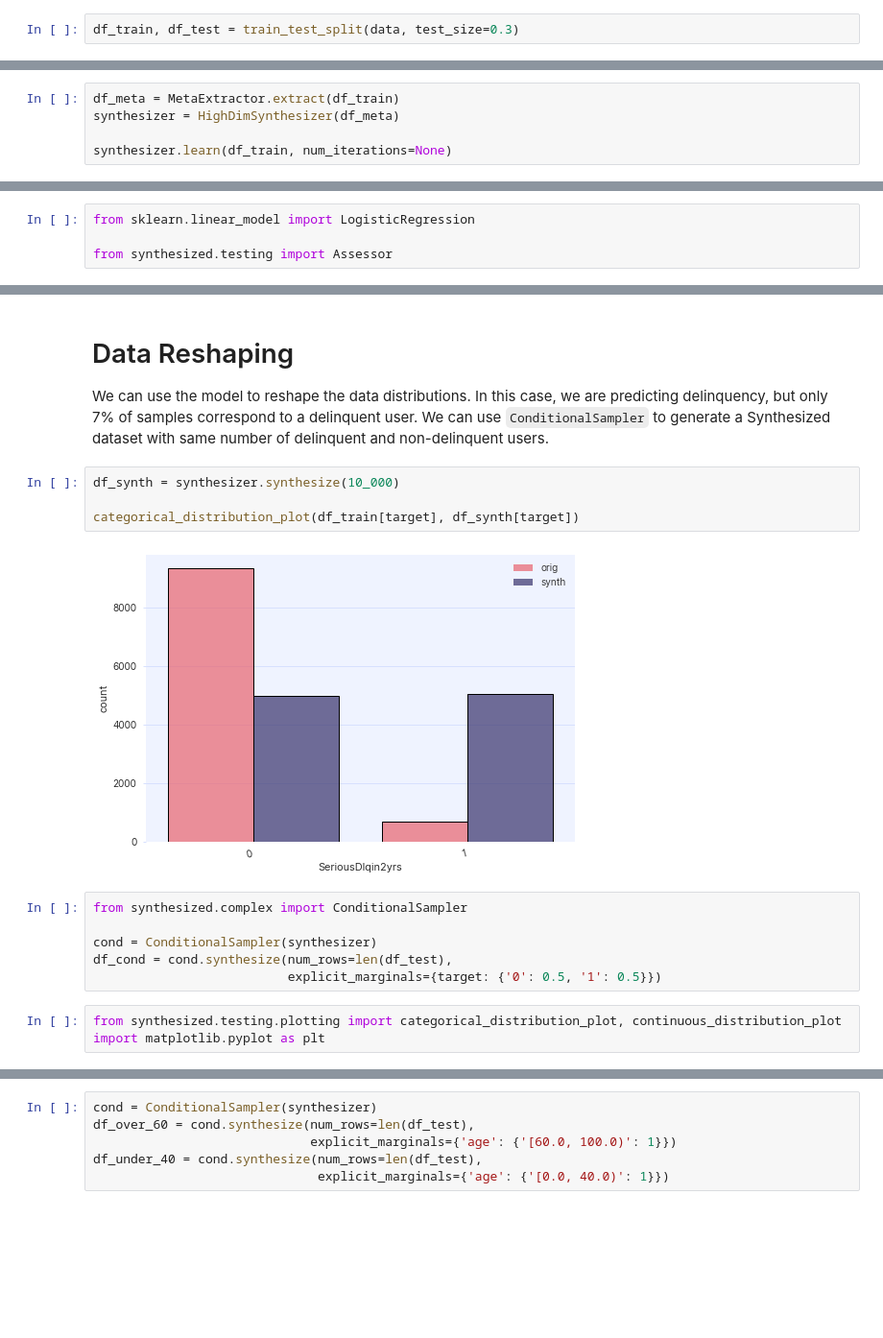
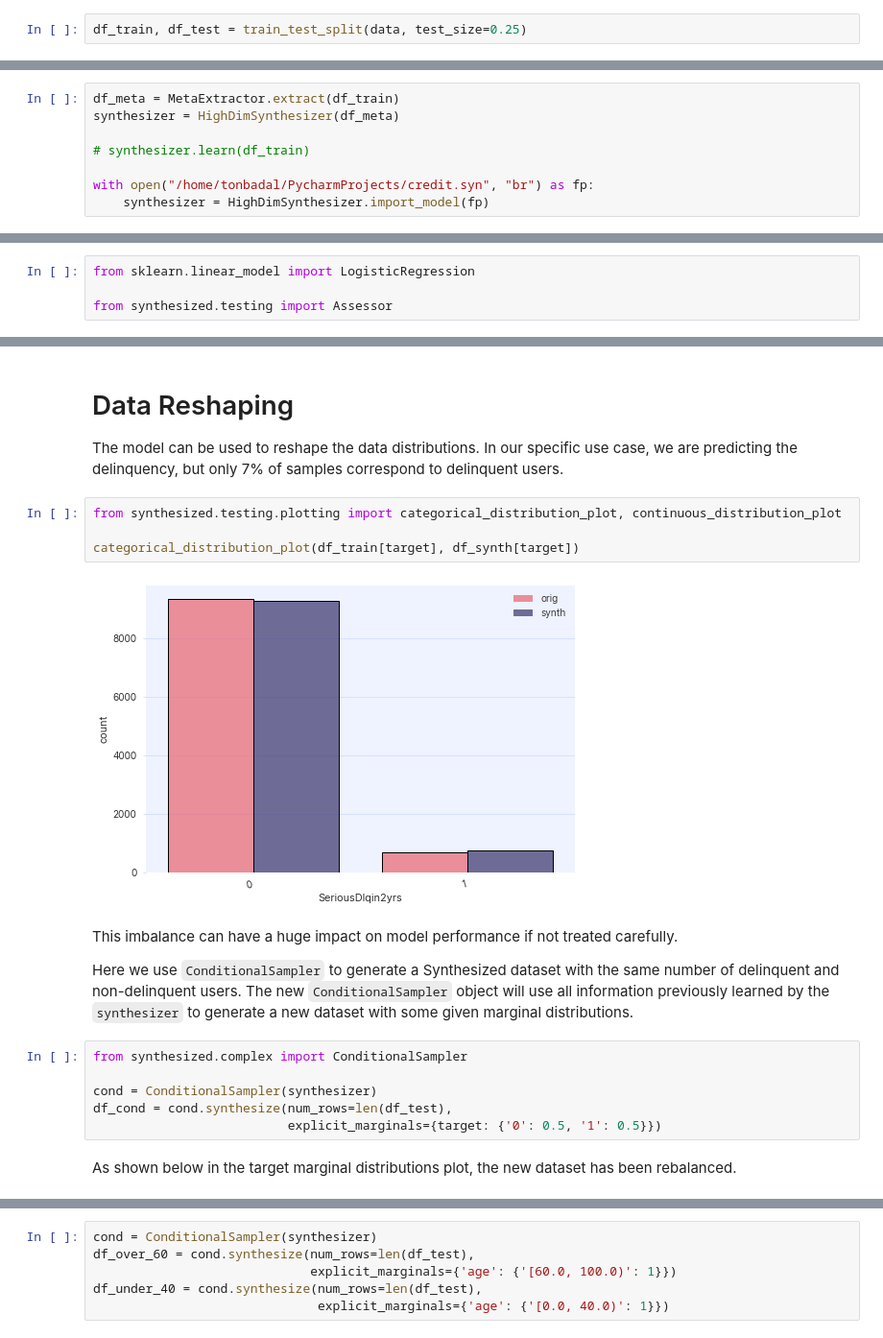
Before and after one commit to synthesized-io/synthesized-notebooks, a Jupyter notebook: demo.ipynb, the cells around one changed output, grey strips where cells are left out. Shown at 96% size. Saved outputs shown, nothing was run; the diff lists cells and outputs as text; blank space fills up the shorter version.

```diff
--- a/demo.ipynb
+++ b/demo.ipynb
@@ -25,2 +33,2 @@ data
 # %%
-df_train, df_test = train_test_split(data, test_size=0.3)
+df_train, df_test = train_test_split(data, test_size=0.25)
@@ -39,5 +48,8 @@ Expires at: 2021-12-31 00:00:00
 df_meta = MetaExtractor.extract(df_train)
 synthesizer = HighDimSynthesizer(df_meta)
 
-synthesizer.learn(df_train, num_iterations=None)
+# synthesizer.learn(df_train)
+
+with open("/home/tonbadal/PycharmProjects/credit.syn", "br") as fp:
+    synthesizer = HighDimSynthesizer.import_model(fp)
 # %% [output]
@@ -99,20 +122,23 @@ asr.plot_classification_metrics(target, df_test, classifier)
 # %% [markdown]
 # Data Reshaping
 
-We can use the model to reshape the data distributions. In this case, we are predicting delinquency, but only 7% of samples correspond to a delinquent user. We can use `ConditionalSampler` to generate a Synthesized dataset with same number of delinquent and non-delinquent users.
+The model can be used to reshape the data distributions. In our specific use case, we are predicting the delinquency, but only 7% of samples correspond to delinquent users.
 # %%
-df_synth = synthesizer.synthesize(10_000)
+from synthesized.testing.plotting import categorical_distribution_plot, continuous_distribution_plot
 
 categorical_distribution_plot(df_train[target], df_synth[target])
 # %% [output]
-[figure, old version]
+[figure, new version]
+# %% [markdown]
+This imbalance can have a huge impact on model performance if not treated carefully.
+
+Here we use `ConditionalSampler` to generate a Synthesized dataset with the same number of delinquent and non-delinquent users. The new `ConditionalSampler` object will use all information previously learned by the `synthesizer` to generate a new dataset with some given marginal distributions.
 # %%
 from synthesized.complex import ConditionalSampler
 
 cond = ConditionalSampler(synthesizer)
 df_cond = cond.synthesize(num_rows=len(df_test),
                           explicit_marginals={target: {'0': 0.5, '1': 0.5}})
-# %%
-from synthesized.testing.plotting import categorical_distribution_plot, continuous_distribution_plot
-import matplotlib.pyplot as plt
+# %% [markdown]
+As shown below in the target marginal distributions plot, the new dataset has been rebalanced.
 # %%
```
Also changed, not shown: parts of 30 cells of this notebook.
